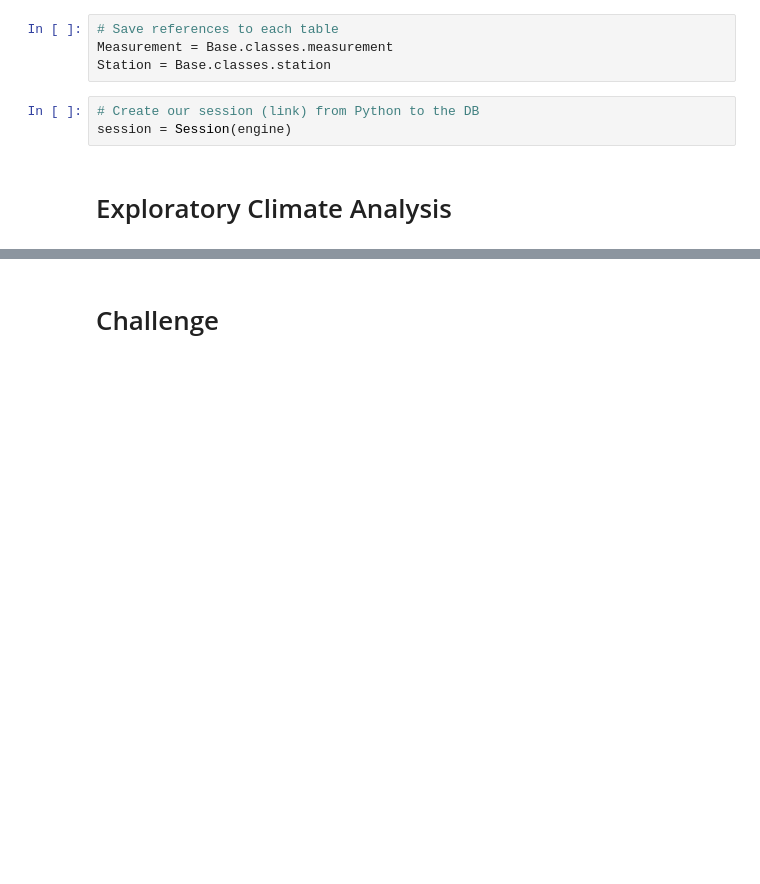
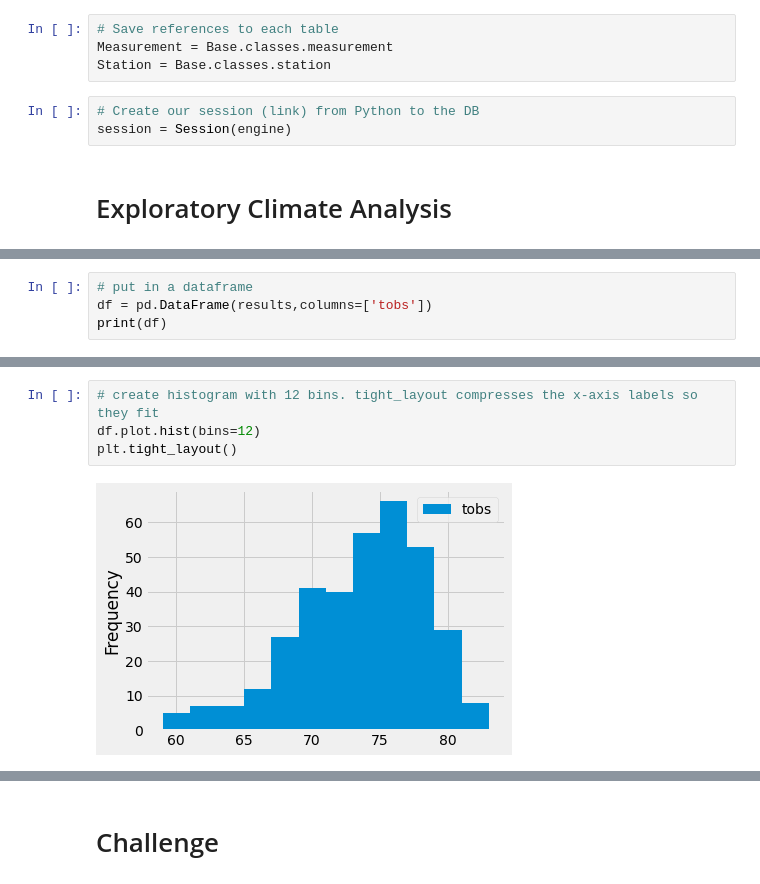
Before and after one commit to kmm337/surfs_up, a Jupyter notebook: climate_analysis.ipynb, the cells around one changed output, grey strips where cells are left out. Saved outputs shown, nothing was run; the diff lists cells and outputs as text; blank space fills up the shorter version.

```diff
--- a/climate_analysis.ipynb
+++ b/climate_analysis.ipynb
@@ -65,0 +121,4 @@ session = Session(engine)
+# %%
+# put in a dataframe
+df = pd.DataFrame(results,columns=['tobs'])
+print(df)
@@ -65,0 +140,6 @@ session = Session(engine)
+# %%
+# create histogram with 12 bins. tight_layout compresses the x-axis labels so they fit
+df.plot.hist(bins=12)
+plt.tight_layout()
+# %% [output]
+[figure, added]
```
Also changed, not shown: parts of 10 cells of this notebook.
